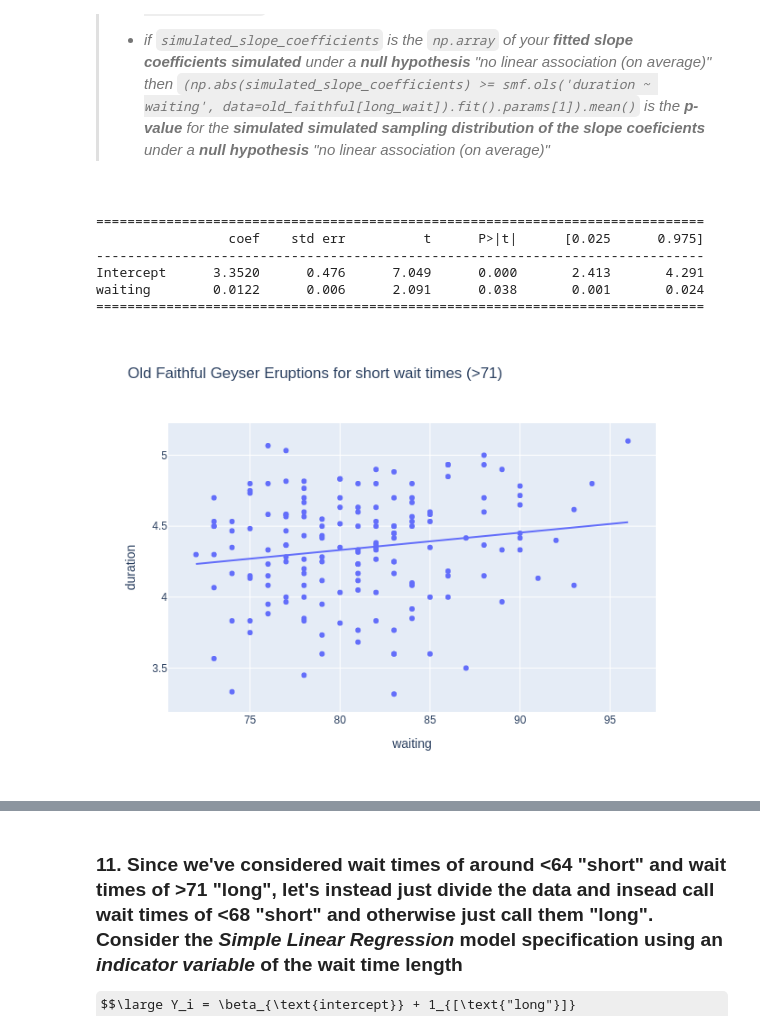
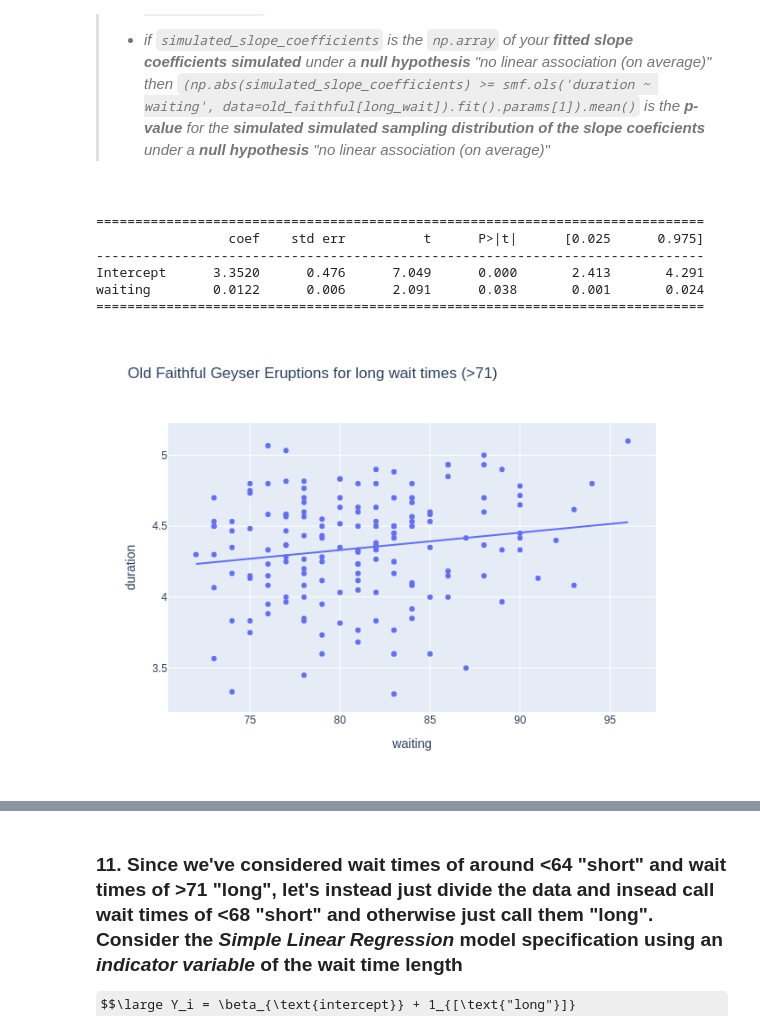
Before and after one commit to TrojanGuy/STA130, a Jupyter notebook: STA130F24_HW06_Week07ate09_DueNov07.ipynb, the cells around one changed output, grey strips where cells are left out. Cells and saved outputs as stored; diff of their text form; code cells hidden in the pictures; folded sections open; some formulas as TeX source.

```diff
--- a/STA130F24_HW06_Week07ate09_DueNov07.ipynb
+++ b/STA130F24_HW06_Week07ate09_DueNov07.ipynb
@@ -622,21 +622,21 @@ We fail to reject the null hypothesis with a p-value of 0.238.
 # %%
 import plotly.express as px
 
 long_wait_limit = 71
 long_wait = old_faithful.waiting > long_wait_limit
 
 print(smf.ols('duration ~ waiting', data=old_faithful[long_wait]).fit().summary().tables[1])
 
 # Create a scatter plot with a linear regression trendline
 fig = px.scatter(old_faithful[long_wait], x='waiting', y='duration',
-                 title="Old Faithful Geyser Eruptions for short wait times (>"+str(long_wait_limit)+")",
+                 title="Old Faithful Geyser Eruptions for long wait times (>"+str(long_wait_limit)+")",
                  trendline='ols')
 fig.show(renderer="png")
 # %% [output]
 ==============================================================================
                  coef    std err          t      P>|t|      [0.025      0.975]
 ------------------------------------------------------------------------------
 Intercept      3.3520      0.476      7.049      0.000       2.413       4.291
 waiting        0.0122      0.006      2.091      0.038       0.001       0.024
 ==============================================================================
-[figure, old version]
+[figure, new version]
```
Also changed, not shown: parts of 36 cells of this notebook.
